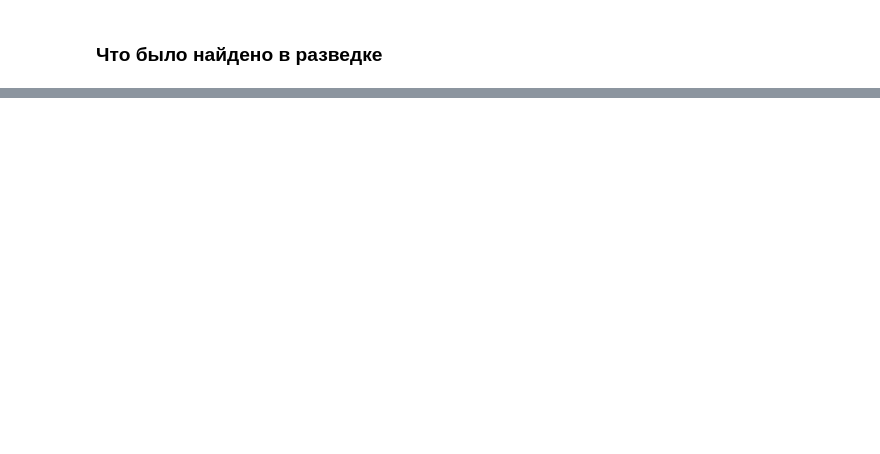
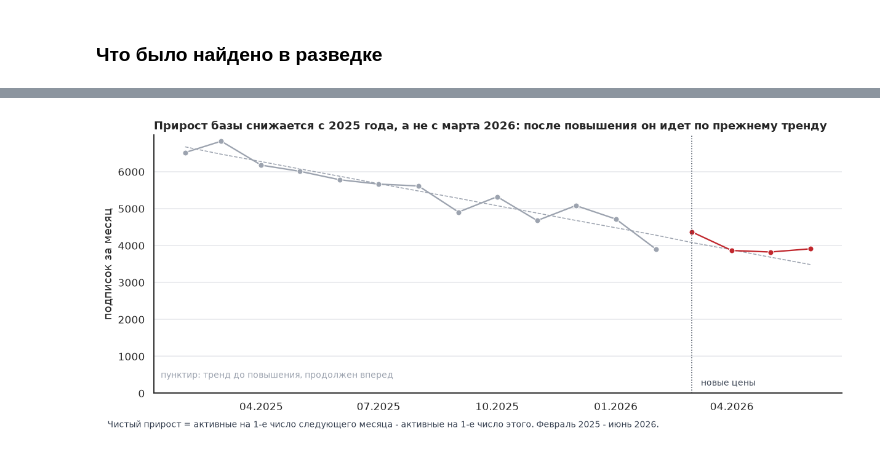
Before and after one commit to kremchizz/prime-monitor, a Jupyter notebook: notebooks/project1.ipynb, the cells around one changed output, grey strips where cells are left out. Drawn from its saved outputs; the diff is of its cells as text; code cells hidden in the pictures; blank space fills up the shorter version.

```diff
--- a/notebooks/project1.ipynb
+++ b/notebooks/project1.ipynb
@@ -262,0 +1323,20 @@ by_partner.pivot(index="month", columns="partner_name", values="revenue").tail(8
+# %%
+# Чистый прирост базы за месяц = активные на 1-е число следующего месяца - активные на 1-е число этого
+# Последний месяц витрины (июль 2026) без следующего поэтому ряд до июня 2026
+growth = tot[["active_start", "new_subs", "churn"]].copy()
+growth["net_adds"] = growth["active_start"].shift(-1) - growth["active_start"]
+growth = growth.dropna(subset=["net_adds"])
+
+# при постоянном притоке N в месяц и оттоке c база перестает расти, когда c x база = N
+new_month = tot.loc["2026-03":"2026-07", "new_per_day"].mean() * 30.4      # средний месяц после повышения
+ceiling = new_month / summary.loc[AFTER, "churn"]
+share_of_ceiling = tot.loc["2026-07", "active_start"] / ceiling
+
+def mean_net(a: str, b: str) -> float:
+    return growth.loc[a:b, "net_adds"].mean()
+
+print(f"чистый прирост в месяц: 03-07.2025 {mean_net('2025-03', '2025-07'):.0f}, "
+      f"09.2025-02.2026 {mean_net('2025-09', '2026-02'):.0f}, 03-06.2026 {mean_net('2026-03', '2026-06'):.0f}")
+ceiling_txt = f"{ceiling:,.0f}".replace(",", " ")
+print(f"потолок базы при нынешних притоке и оттоке: около {ceiling_txt} подписок, сейчас пройдено {pct(share_of_ceiling, 0)}")
+growth[["active_start", "new_subs", "churn", "net_adds"]].round(4).tail(10)
@@ -262,0 +1358,28 @@ by_partner.pivot(index="month", columns="partner_name", values="revenue").tail(8
+# %%
+# График 4. Чистый прирост базы по месяцам
+plot5 = growth.reset_index()
+plot5["date"] = pd.PeriodIndex(plot5["month"], freq="M").to_timestamp()
+plot5["period"] = ["после" if d >= pd.Timestamp("2026-03-01") else "до" for d in plot5["date"]]
+
+# Линейный тренд по месяцам до повышения (numpy.polyfit), беру его до июня 2026
+before5 = plot5["period"] == "до"
+k, b0 = np.polyfit(plot5.index[before5], plot5.loc[before5, "net_adds"], deg=1)
+plot5["trend"] = k * plot5.index + b0
+
+fig, ax = plt.subplots(figsize=(11, 4.4), layout="constrained")
+sns.lineplot(data=plot5, x="date", y="trend", color=GRAY, linestyle="--", linewidth=1, ax=ax)
+sns.lineplot(data=plot5, x="date", y="net_adds", hue="period", palette=PALETTE, marker="o", legend=False, ax=ax)
+ax.axvline(pd.Timestamp("2026-03-01"), color=DARK, linestyle=":", linewidth=1)
+ax.text(pd.Timestamp("2026-03-08"), 0.03, "новые цены", color=DARK, fontsize=9, transform=ax.get_xaxis_transform())
+ax.text(0.01, 0.06, "пунктир: тренд до повышения, продолжен вперед", color=GRAY, fontsize=9, transform=ax.transAxes)
+ax.set_ylim(bottom=0)
+ax.set(xlabel="", ylabel="подписок за месяц")
+ax.xaxis.set_major_locator(mdates.MonthLocator(bymonth=[1, 4, 7, 10]))
+ax.xaxis.set_major_formatter(mdates.DateFormatter("%m.%Y"))
+ax.set_title("Прирост базы снижается с 2025 года, а не с марта 2026: после повышения он идет по прежнему тренду",
+             loc="left", fontsize=12, fontweight="bold")
+fig.text(0.01, -0.04, "Чистый прирост = активные на 1-е число следующего месяца - активные на 1-е число этого. Февраль 2025 - июнь 2026.",
+         fontsize=9, color=DARK)
+plt.show()
+# %% [output]
+[figure, added]
```
Also changed, not shown: parts of 76 cells of this notebook.
